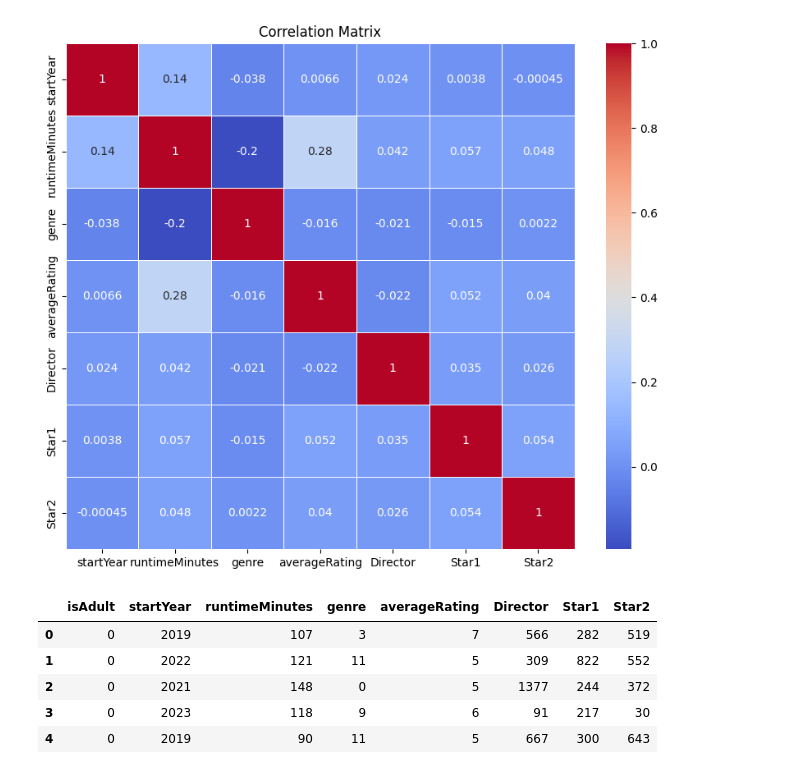
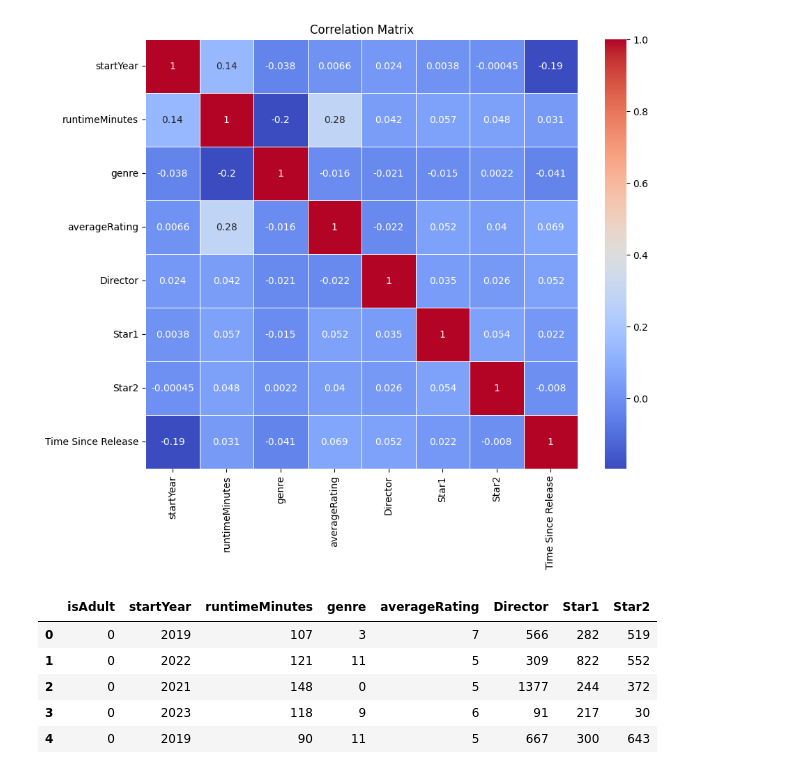
Before and after one commit to avimishra016/MoviePredictor, a Jupyter notebook: test.ipynb, the cells around one changed output. Cells and saved outputs as stored; diff of their text form; code cells hidden in the pictures.

```diff
--- a/test.ipynb
+++ b/test.ipynb
@@ -15,21 +15,20 @@ from sklearn.ensemble import ExtraTreesClassifier
 # %%
 data2 = pd.read_csv("used_data/Last5Years.csv")
 data2 = data2.drop(labels = ['titleType', 'tconst', 'primaryTitle', 'originalTitle', 'isAdult'], axis = 1)
 le = LabelEncoder()
 data2['Director'] = le.fit_transform(data2['Director'])
 data2['Star1'] = le.fit_transform(data2['Star1'])
 data2['Star2'] = le.fit_transform(data2['Star2'])
 data2['genre'] = le.fit_transform(data2['genre'])
-
-
+data2["Time Since Release"] = (2024 - data2['startYear'])%2
 correlation_matrix = data2.corr()
 
 plt.figure(figsize=(10, 8))
 sns.heatmap(correlation_matrix, annot=True, cmap='coolwarm', linewidths=0.5)
 plt.title('Correlation Matrix')
 plt.show()
 # %% [output]
-[figure, old version]
+[figure, new version]
 # %%
 data = pd.read_csv("used_data/FIVE.csv")
 le = LabelEncoder()
```
Also changed, not shown: parts of 1 cell of this notebook.
